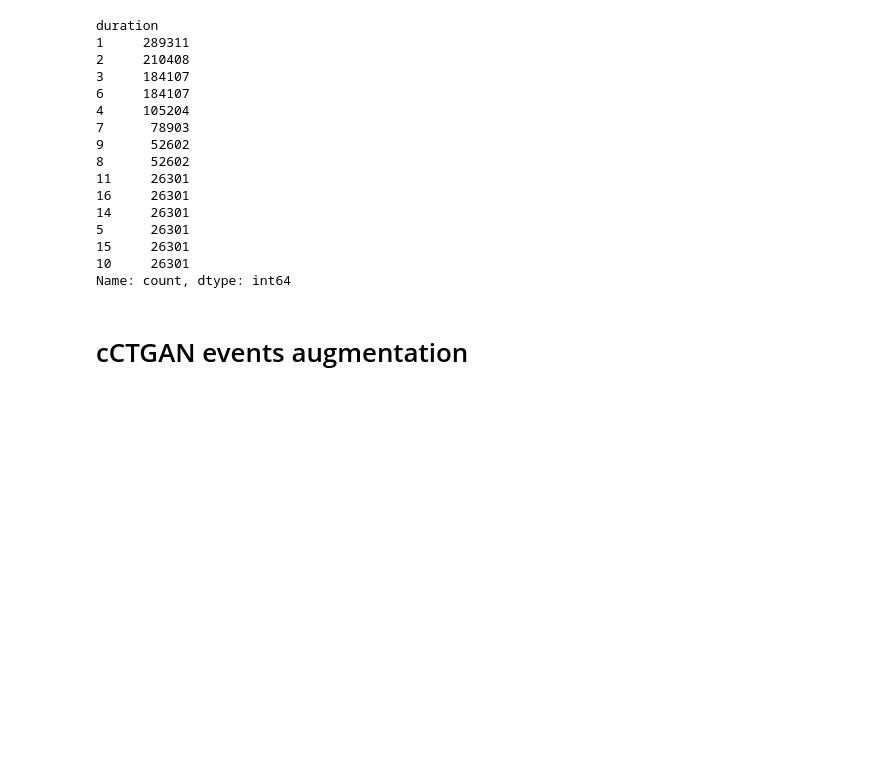
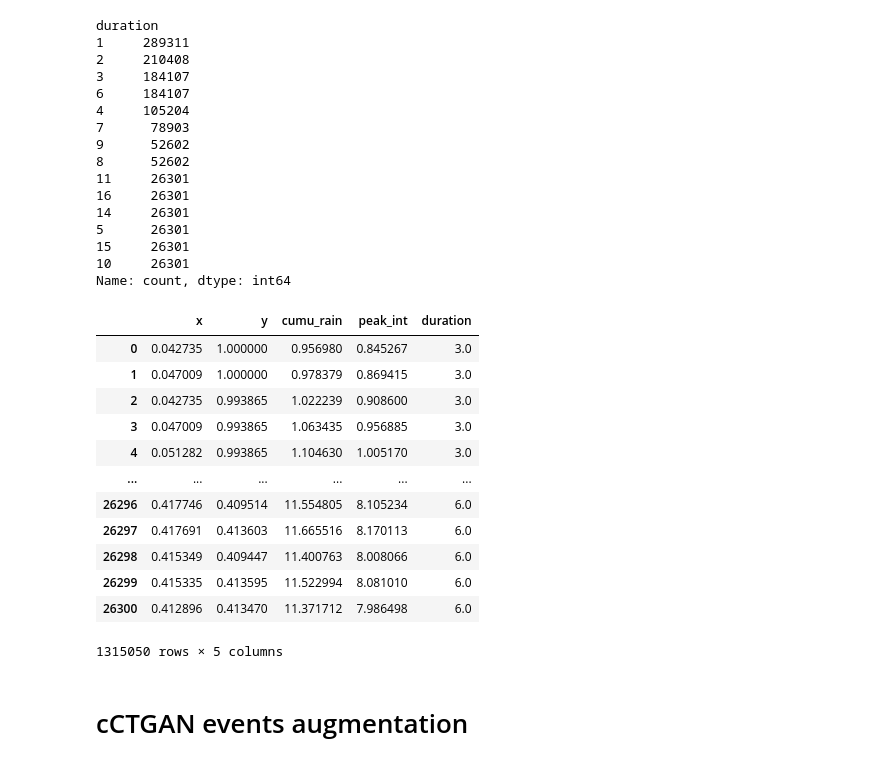
Before and after one commit to WSpie/Flood_events_simulator, a Jupyter notebook: nbks/2_cCTGAN_event_aug.ipynb, the cells around one changed output. Cells and saved outputs as stored; diff of their text form; code cells hidden in the pictures; blank space fills up the shorter version.

```diff
--- a/nbks/2_cCTGAN_event_aug.ipynb
+++ b/nbks/2_cCTGAN_event_aug.ipynb
@@ -138,6 +138,36 @@ duration
 Name: count, dtype: int64
 # %%
 selected_events_df['duration'] = selected_events_df['duration'].astype(float)
+# %%
+sample_df = selected_events_df.copy()
+# %%
+def transform_fn_ieq(column_names, data):
+    try:
+        # Modify peak_int to ensure it's >= cumu_rain / duration
+        transformed_data = data.copy()
+        transformed_data['ieq'] = data[column_names[0]] / (data[column_names[-1]] + 1e-6)
+        transformed_data[column_names[1]] = transformed_data[[column_names[1], 'ieq']].max(axis=1)
+        data[column_names[1]] = transformed_data[column_names[1]]
+        return data
+    except Exception as e:
+        print(f"Error in transform_fn_ieq: {e}")
+        raise
+# %%
+transform_fn_ieq(['cumu_rain', 'peak_int', 'duration'], sample_df)
+# %% [output]
+|  | x | y | cumu_rain | peak_int | duration |
+| 0 | 0.042735 | 1.000000 | 0.956980 | 0.845267 | 3.0 |
+| 1 | 0.047009 | 1.000000 | 0.978379 | 0.869415 | 3.0 |
+| 2 | 0.042735 | 0.993865 | 1.022239 | 0.908600 | 3.0 |
+| 3 | 0.047009 | 0.993865 | 1.063435 | 0.956885 | 3.0 |
+| 4 | 0.051282 | 0.993865 | 1.104630 | 1.005170 | 3.0 |
+| ... | ... | ... | ... | ... | ... |
+| 26296 | 0.417746 | 0.409514 | 11.554805 | 8.105234 | 6.0 |
+| 26297 | 0.417691 | 0.413603 | 11.665516 | 8.170113 | 6.0 |
+| 26298 | 0.415349 | 0.409447 | 11.400763 | 8.008066 | 6.0 |
+| 26299 | 0.415335 | 0.413595 | 11.522994 | 8.081010 | 6.0 |
+| 26300 | 0.412896 | 0.413470 | 11.371712 | 7.986498 | 6.0 |
+1315050 rows × 5 columns
 # %% [markdown]
 # cCTGAN events augmentation
 # %%
```
Also changed, not shown: parts of 3 cells of this notebook, 2 other files.
